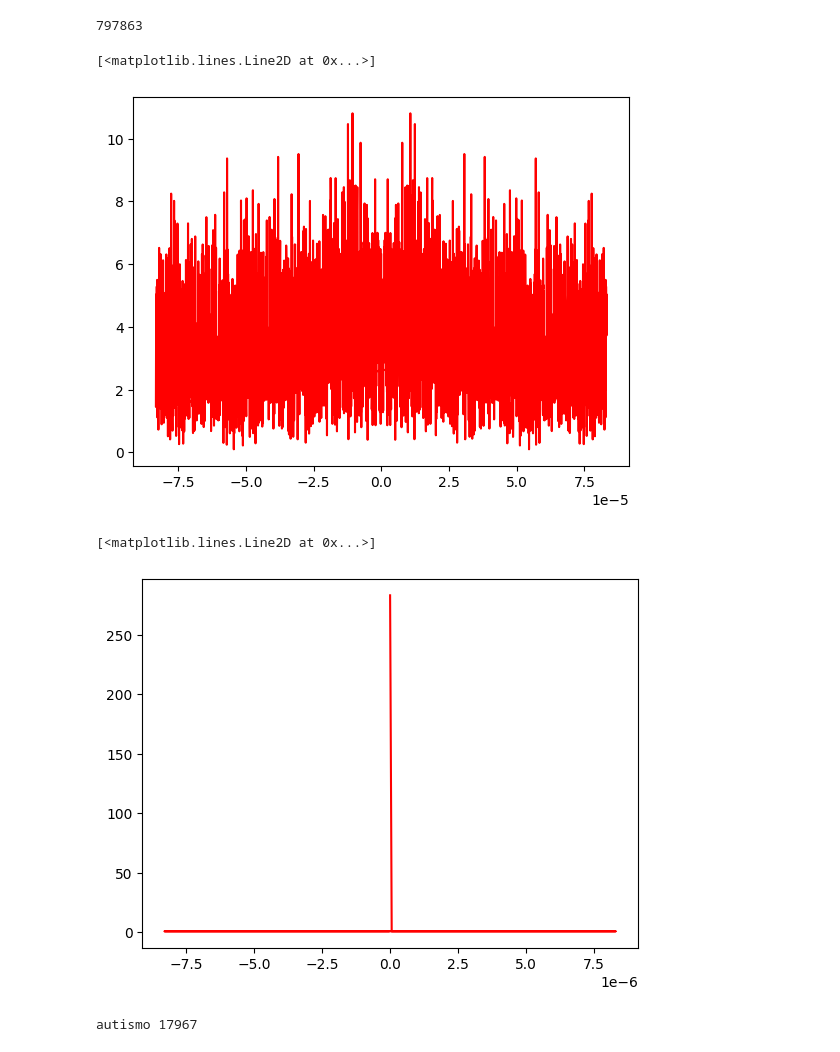
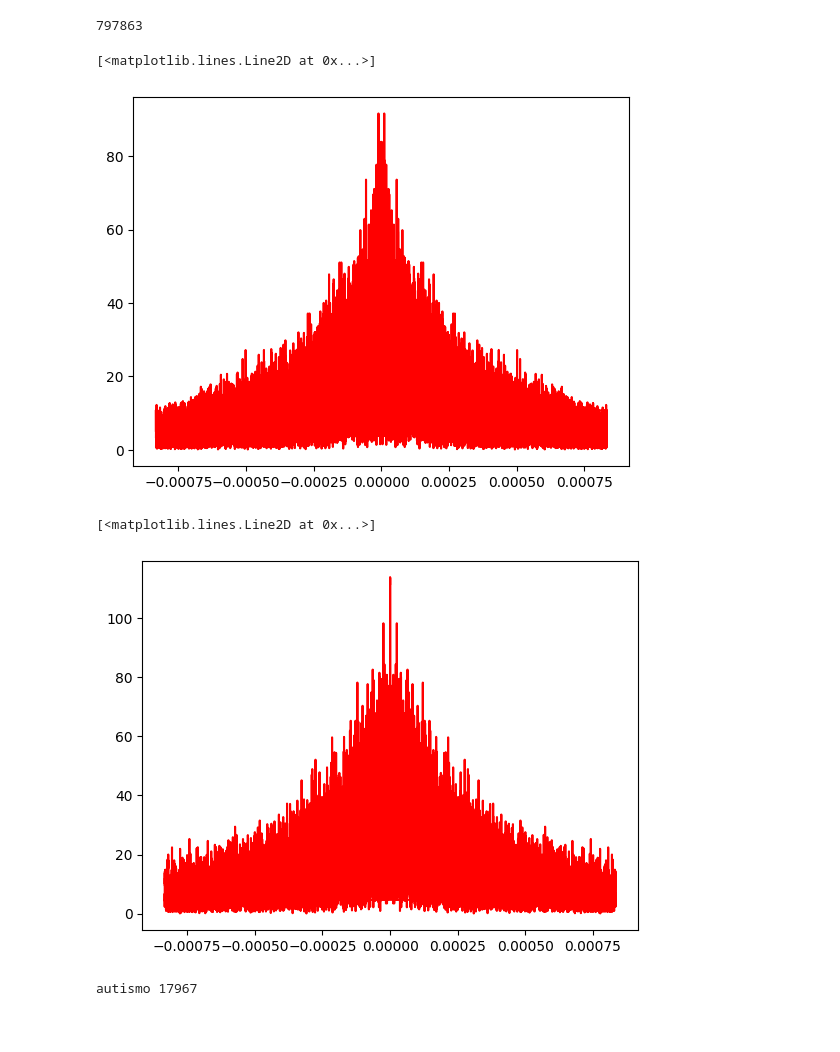
Before and after one commit to bitcoinR3search/BitcoinResearch, a Jupyter notebook: scripts/bra_pruebas/analisis_1.ipynb, the cells around one changed output. Cells and saved outputs as stored; diff of their text form; code cells hidden in the pictures.

```diff
--- a/scripts/bra_pruebas/analisis_1.ipynb
+++ b/scripts/bra_pruebas/analisis_1.ipynb
@@ -176,33 +152,34 @@ cuarto=FECHAS[63001:]
 # %%
 tiempo_segundos1=(FECHAS[:21000]-FECHAS[0]).total_seconds()
 #convierte el tiempo en segundos descontandolos desde el primer dato de tiempo
 
-tiempo_equiespaciado1=np.arange(tiempo_segundos1[0],tiempo_segundos1[-1],6000)
+tiempo_equiespaciado1=np.arange(tiempo_segundos1[0],tiempo_segundos1[-1],600)
 #creamos tiempos equiespaciados
 ntx_interpolado1=np.interp(tiempo_equiespaciado1,tiempo_segundos1,ntx[:21000])
 #interpolamos las transacciones
 transformada1=np.fft.fft(ntx_interpolado1)
 #trabajamos las trans interpoladas
-frecuencias1=np.fft.fftfreq(len(ntx_interpolado1),d=(6000))
-plt.plot(frecuencias1[10:], np.abs(transformada1[10:]), color='r')
+frecuencias1=np.fft.fftfreq(len(ntx_interpolado1),d=(600))
+plt.plot(frecuencias1[2:], np.abs(transformada1[2:]), color='r')
 # %% [output]
 [<matplotlib.lines.Line2D at 0x...>]
-[figure, old version]
+[figure, new version]
 # %%
 tiempo_segundos2=(FECHAS[21001:42000]-FECHAS[21001]).total_seconds()
 #convierte el tiempo en segundos descontandolos desde el primer dato de tiempo
 
-tiempo_equiespaciado2=np.arange(tiempo_segundos2[0],tiempo_segundos2[-1],60000)
+tiempo_equiespaciado2=np.arange(tiempo_segundos2[0],tiempo_segundos2[-1],600)
 #creamos tiempos equiespaciados
 ntx_interpolado2=np.interp(tiempo_equiespaciado2,tiempo_segundos2,ntx[21001:42000])
 #interpolamos las transacciones
 transformada2=np.fft.fft(ntx_interpolado2)
 #trabajamos las trans interpoladas
-frecuencias2=np.fft.fftfreq(len(ntx_interpolado2),d=(60000))
-plt.plot(frecuencias2, np.abs(transformada2), color='r')
+frecuencias2=np.fft.fftfreq(len(ntx_interpolado2),d=(600))
+plt.plot(frecuencias2[2:], np.abs(transformada2[2:]), color='r')
+#plt.plot( np.abs(transformada2[2:]),frecuencias2[2:], color='r')
 # %% [output]
 [<matplotlib.lines.Line2D at 0x...>]
-[figure, old version]
+[figure, new version]
 # %%
 tiempo_segundos3=(FECHAS[42001:63000]-FECHAS[42001]).total_seconds()
 #convierte el tiempo en segundos descontandolos desde el primer dato de tiempo
```
Also changed, not shown: parts of 15 cells of this notebook, 3 other files.
